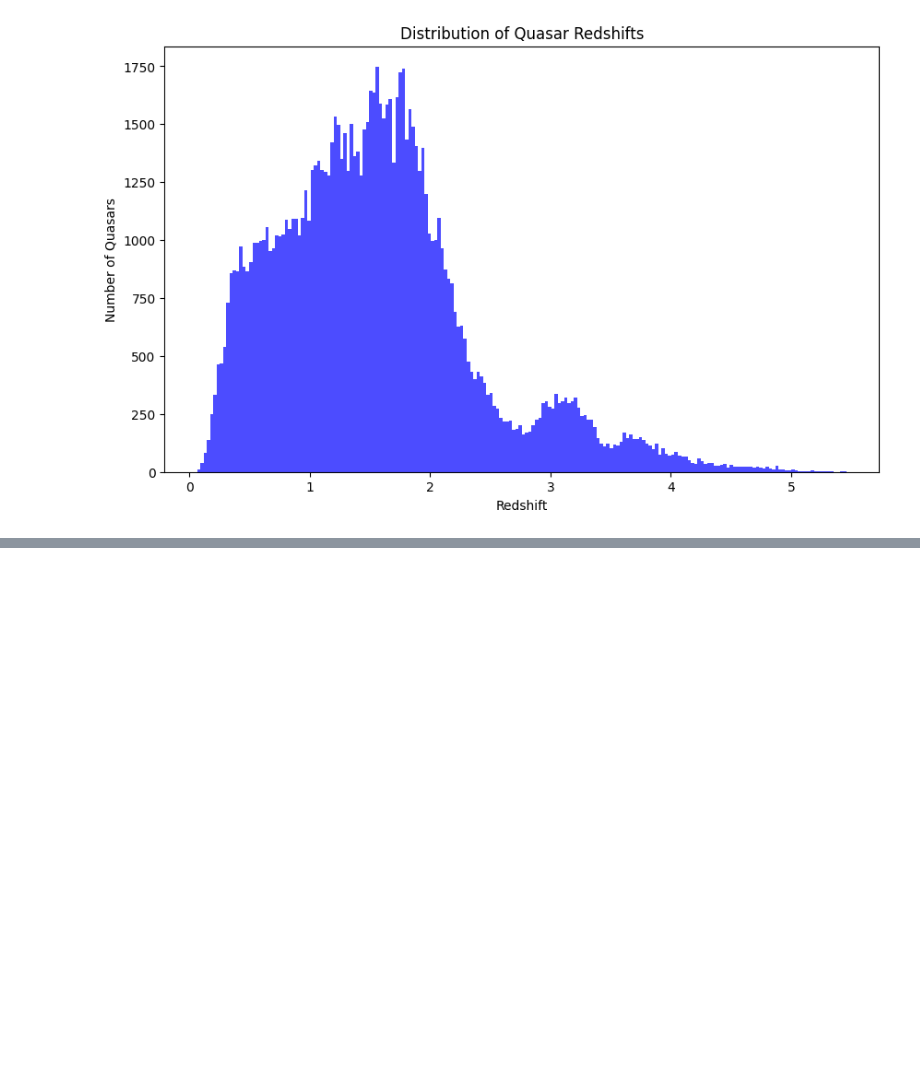
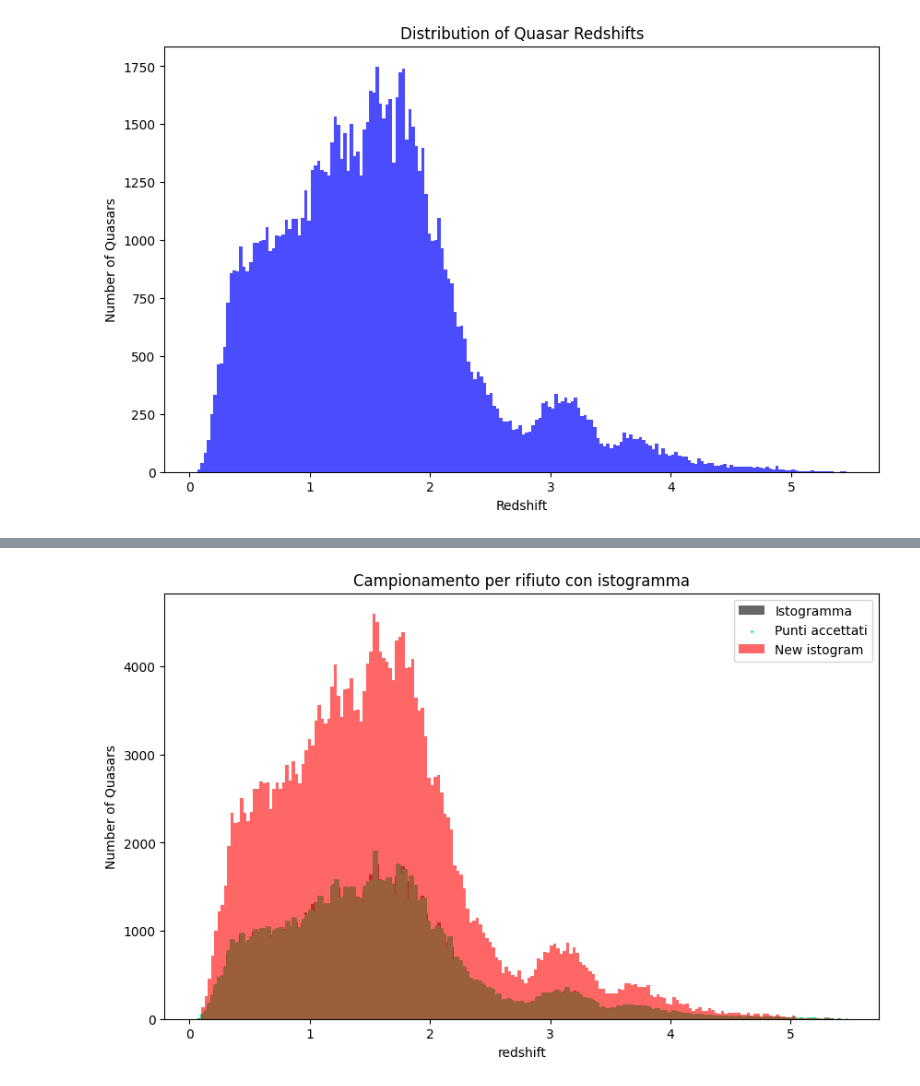
Before and after one commit to domvol/astrostatistics_bicocca_2025, a Jupyter notebook: Time_to_get_you_hands_dirty/Cloning_quasar.ipynb, the cells around one changed output, grey strips where cells are left out. Saved outputs shown, nothing was run; the diff lists cells and outputs as text; code cells hidden in the pictures; blank space fills up the shorter version.

Commit message:
Add important note regarding probability notebook and add quasar exercise

```diff
--- a/Time_to_get_you_hands_dirty/Cloning_quasar.ipynb
+++ b/Time_to_get_you_hands_dirty/Cloning_quasar.ipynb
@@ -35,22 +35,3 @@ plt.title('Distribution of Quasar Redshifts')
 plt.show()
 # %% [output]
 [figure]
-# %%
-from random import random
-
-N = 10000
-xmax = 5.5
-xmin = 0.1
-ymin = 0.0
-ymax = 1750
-x = np.random.uniform(xmin,xmax,N)
-y = np.random.uniform(ymin,ymax,N)
-# Define the function
-for i in range():
-    if y > y_data
-
-# Plot the points
-plt.scatter(x, y, c=colors, s=1, alpha=0.5)
-plt.plot(np.linspace(xmin, xmax, 1000), func(np.linspace(xmin, xmax, 1000)), color='green', linewidth=2)
-
-plt.show()
@@ -65,0 +38,65 @@ print()
+# %%
+import numpy as np
+import matplotlib.pyplot as plt
+from random import random
+from tqdm import tqdm
+import os
+data_path = r"C:\Users\domen\astroML_data"
+data = np.load(os.path.join(data_path, 'dr7_quasar.npy'))
+# Parametri
+N = 1000000
+xmin = 0.1
+xmax = 5.5
+ymin = 0.0
+Bins = 200
+redshift = data['redshift']
+n, bins = np.histogram(redshift, bins=Bins, range=(xmin, xmax), density=False)
+
+# Calcolare la larghezza di ogni bin
+bin_width = bins[1] - bins[0]
+
+# Calcolare il massimo dell'istogramma
+max_y = np.max(n)  # il massimo valore dell'istogramma
+
+# Lista per i punti accettati
+accepted_points = []
+rejected_points = []
+
+# Campionamento per rifiuto
+for i in tqdm(range(N), desc='generating points'):
+    xi = np.random.uniform(xmin, xmax)
+    yi_random = np.random.uniform(0, max_y)  # y casuale tra 0 e max_y
+
+    # Trova il bin corrispondente per xi
+    bin_index = np.digitize(xi, bins) - 1  # Trova il bin a cui appartiene xi
+
+    # Calcolare il valore dell'istogramma per quel bin (non normalizzato)
+    y_histogram = n[bin_index]  # Densità dell'istogramma per quel bin
+
+    # Accetta il punto solo se y_random è minore di y_histogram
+    if yi_random < y_histogram:
+        accepted_points.append((xi, yi_random))
+    else:
+        rejected_points.append((xi, yi_random))
+
+# Converti i punti accettati in un array per facilitarne la visualizzazione
+accepted_points = np.array(accepted_points)
+rejected_points = np.array(rejected_points)
+# Visualizzare i risultati
+plt.figure(figsize=(10, 6))
+
+# Visualizzare l'istogramma (non normalizzato)
+plt.hist(redshift, bins = Bins, alpha=0.6, color='#090101', label='Istogramma')
+
+# Mostrare i punti accettati
+plt.scatter(accepted_points[:, 0], accepted_points[:, 1], color='#05ED98', alpha=1, label='Punti accettati', s=1)
+#plt.scatter(rejected_points[:, 0], rejected_points[:, 1], color='red', alpha=1, label='Punti scartati', s=1)
+plt.hist(accepted_points[:, 0], bins=Bins, alpha=0.6, color='red', label='New istogram')
+
+plt.xlabel('redshift')
+plt.ylabel('Number of Quasars')
+plt.title('Campionamento per rifiuto con istogramma')
+plt.legend()
+plt.show()
+# %% [output]
+[figure, added]
```
Also changed, not shown: parts of 3 cells of this notebook.
